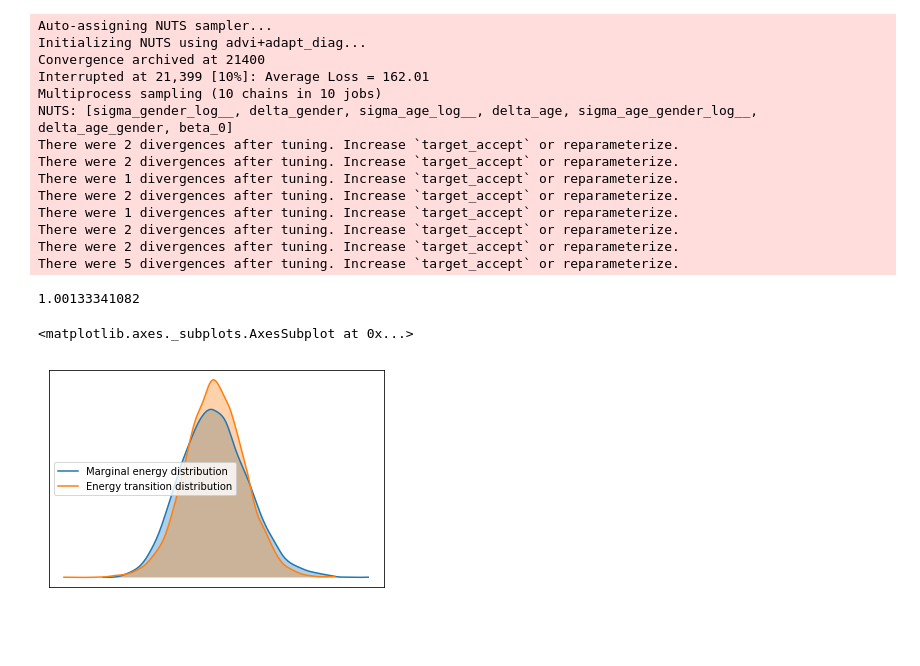
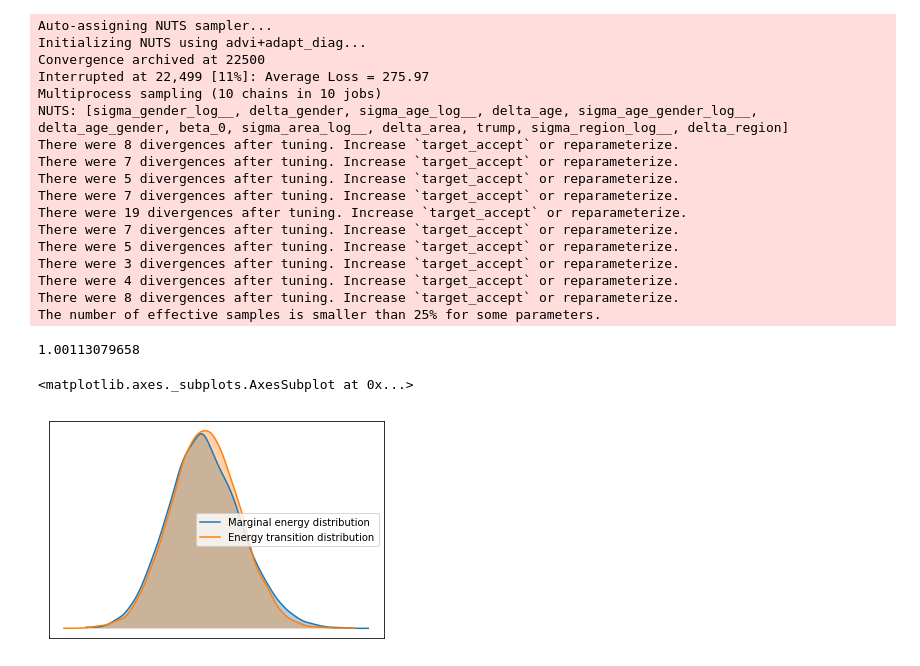
Before and after one commit to wl2522/MSR2, a Jupyter notebook: MRP_age_gender.ipynb, the cells around one changed output. Saved outputs shown, nothing was run; the diff lists cells and outputs as text; code cells hidden in the pictures; blank space fills up the shorter version.

```diff
--- a/MRP_age_gender.ipynb
+++ b/MRP_age_gender.ipynb
@@ -30,8 +31,7 @@ common_data = pd.concat([index1[common_columns],
                          index4[common_columns],
                          index5[common_columns],
                          index6[common_columns],
-                         index7[common_columns]
-                        ])
+                         index7[common_columns]])
 
 #Drop the columns that don't contain demographic information
 
@@ -40,6 +40,7 @@ common_data.drop(['ID', 'ADID IDFA', 'Time Started', 'Time Finished'], axis=1, i
 #Drop the columns where area is missing since the distributions for each demographic doesn't differ much
 
 index1 = index1.loc[index1['Area'] != 'Unknown', :]
+common_data = common_data.loc[common_data['Area'] != 'Unknown', :]
 
 #Get count of respondents by state
 
@@ -154,8 +201,8 @@ index1['Will Vote'] = index1['Who will you vote for in the House of Representati
 index1['Will Vote Major'] = index1['Who will you vote for in the House of Representatives in 2018?'].apply(lambda row: will_vote_major(row))
 index1['Which Major'] = index1['Who will you vote for in the House of Representatives in 2018?'].apply(lambda row: which_major(row))
 
-common_data = encode_demo(common_data)
-index1 = encode_demo(index1)
+index1 = encode_demo(index1, common_data)
+common_data = encode_demo(common_data, common_data)
 
 question = 'How many of your close friends and family are studying at, or have graduated from, a four year college?'
 index1 = ohe_question(index1, question)
@@ -247,22 +337,23 @@ the log odds of the voter turnout rate.
 
 """
 
-with pm.Model() as model:
+with model:
     beta_0 = pm.Normal('beta_0', 0.0, 5.0,
                        testval=logit(index1["How many of your|Don't know"].values.mean()))
 
     alpha_age_gender = hierarchical_normal(name='age_gender',
-                                           shape=index1['Age_Gender'].unique().size)
+                                           shape=common_data['Age_Gender'].unique().size)
 
     alpha_age = hierarchical_normal(name='age',
-                                    shape=index1['Age'].unique().size)
+                                    shape=common_data['Age'].unique().size)
     alpha_gender = hierarchical_normal(name='gender',
-                                       shape=index1['Gender'].unique().size)
+                                       shape=common_data['Gender'].unique().size)
 
     eta = (beta_0 +
            alpha_age_gender[age_gender] +
            alpha_age[age] +
-           alpha_gender[gender])
+           alpha_gender[gender] +
+           alpha_area[area])
 # %%
 #Define the observed random variables using a binomial distribution with a probability equal to eta
 
@@ -273,34 +364,37 @@ with model:
 # %%
 #Sample the model using ADVI as the initialization method for the NUTS sampler (the default setting will cause an error)
 
 with model:
-    trace = pm.sample(draws=1000,
-                      tune=1000,
+    trace = pm.sample(draws=2000,
+                      tune=2000,
                       nuts_kwargs={'target_accept': 0.99},
                       init='advi+adapt_diag',
                       njobs=10)
 
 joblib.dump(trace, 'trace_age_gender.pkl')
 print(max(np.max(score) for score in pm.gelman_rubin(trace).values()))
 pm.energyplot(trace)
 # %% [output]
 Auto-assigning NUTS sampler...
 Initializing NUTS using advi+adapt_diag...
-Convergence archived at 21400
-Interrupted at 21,399 [10%]: Average Loss = 162.01
+Convergence archived at 22500
+Interrupted at 22,499 [11%]: Average Loss = 275.97
 Multiprocess sampling (10 chains in 10 jobs)
-NUTS: [sigma_gender_log__, delta_gender, sigma_age_log__, delta_age, sigma_age_gender_log__, delta_age_gender, beta_0]
-There were 2 divergences after tuning. Increase `target_accept` or reparameterize.
-There were 2 divergences after tuning. Increase `target_accept` or reparameterize.
-There were 1 divergences after tuning. Increase `target_accept` or reparameterize.
-There were 2 divergences after tuning. Increase `target_accept` or reparameterize.
-There were 1 divergences after tuning. Increase `target_accept` or reparameterize.
-There were 2 divergences after tuning. Increase `target_accept` or reparameterize.
-There were 2 divergences after tuning. Increase `target_accept` or reparameterize.
+NUTS: [sigma_gender_log__, delta_gender, sigma_age_log__, delta_age, sigma_age_gender_log__, delta_age_gender, beta_0, sigma_area_log__, delta_area, trump, sigma_region_log__, delta_region]
+There were 8 divergences after tuning. Increase `target_accept` or reparameterize.
+There were 7 divergences after tuning. Increase `target_accept` or reparameterize.
 There were 5 divergences after tuning. Increase `target_accept` or reparameterize.
+There were 7 divergences after tuning. Increase `target_accept` or reparameterize.
+There were 19 divergences after tuning. Increase `target_accept` or reparameterize.
+There were 7 divergences after tuning. Increase `target_accept` or reparameterize.
+There were 5 divergences after tuning. Increase `target_accept` or reparameterize.
+There were 3 divergences after tuning. Increase `target_accept` or reparameterize.
+There were 4 divergences after tuning. Increase `target_accept` or reparameterize.
+There were 8 divergences after tuning. Increase `target_accept` or reparameterize.
+The number of effective samples is smaller than 25% for some parameters.
-1.00133341082
+1.00113079658
 <matplotlib.axes._subplots.AxesSubplot at 0x...>
-[figure, old version]
+[figure, new version]
 # %%
 energy = trace['energy']
 energy_diff = np.diff(energy)
```
Also changed, not shown: parts of 10 cells of this notebook, 1 other file.
